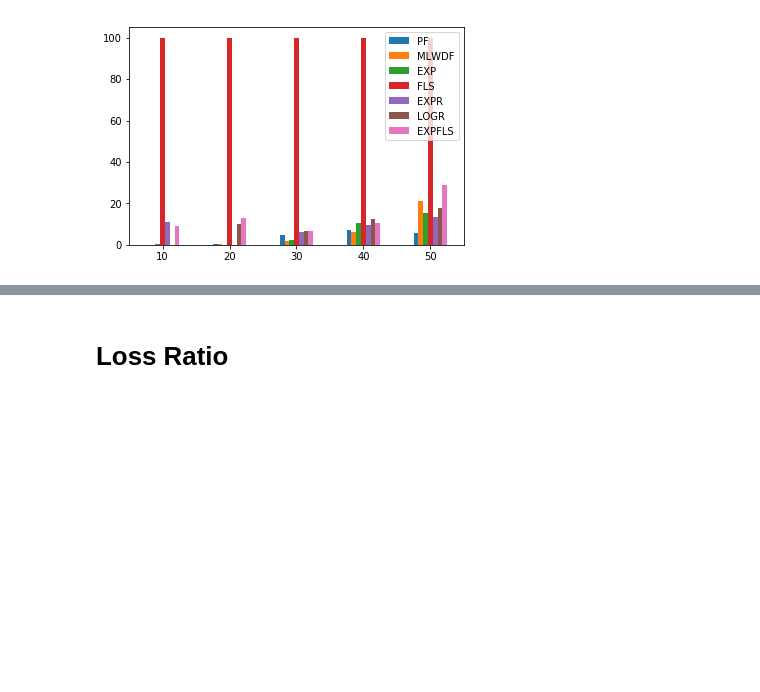
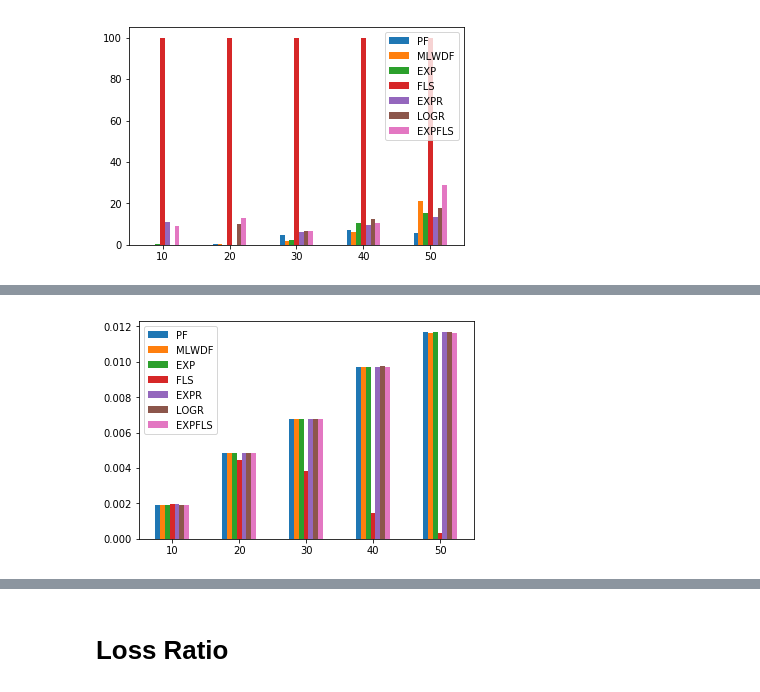
Before and after one commit to gdbranco/lte-sim-dev-new, a Jupyter notebook: myStuff/scripts/Statistics.ipynb, the cells around one changed output, grey strips where cells are left out. Cells and saved outputs as stored; diff of their text form; code cells hidden in the pictures; blank space fills up the shorter version.

```diff
--- a/myStuff/scripts/Statistics.ipynb
+++ b/myStuff/scripts/Statistics.ipynb
@@ -505,7 +521,7 @@ fig.savefig("./pdfs/PacketLossVoice.pdf", bbox_inches='tight')
 # WEB
 ## GPUT
 # %%
-MEGAINFBUF = {1: [], 2: [], 3: [], 4: [], 5: [], 6: [], 7: []}
-for sched in GPUTSINFBUF:
-    MEGAINFBUF[sched] = np.true_divide(GPUTSINFBUF[sched], 1e+6)
+MEGAWEB = {1: [], 2: [], 3: [], 4: [], 5: [], 6: [], 7: []}
+for sched in GPUTSWEB:
+    MEGAWEB[sched] = np.true_divide(GPUTSWEB[sched], 1e+6)
 # %%
@@ -568,0 +588,14 @@ fig.savefig("./pdfs/PacketLossWeb.pdf", bbox_inches='tight')
+# %%
+MEGACBR = {1: [], 2: [], 3: [], 4: [], 5: [], 6: [], 7: []}
+for sched in GPUTSCBR:
+    MEGACBR[sched] = np.true_divide(GPUTSCBR[sched], 1e+6)
+# %%
+dfGPUTCBR = pd.DataFrame({'PF': MEGACBR[1], 'MLWDF': MEGACBR[2], 'EXP': MEGACBR[3],
+                       'FLS': MEGACBR[4], 'EXPR': MEGACBR[5], 'LOGR': MEGACBR[6],
+                        'EXPFLS': MEGACBR[7]},
+                      index=[10,20,30,40,50])
+plot = dfGPUTCBR.plot.bar(rot=0)
+fig = plot.get_figure()
+fig.savefig("./pdfs/GPUTCBR.pdf", bbox_inches='tight')
+# %% [output]
+[figure, added]
```
Also changed, not shown: parts of 19 cells of this notebook, 23 other files.
